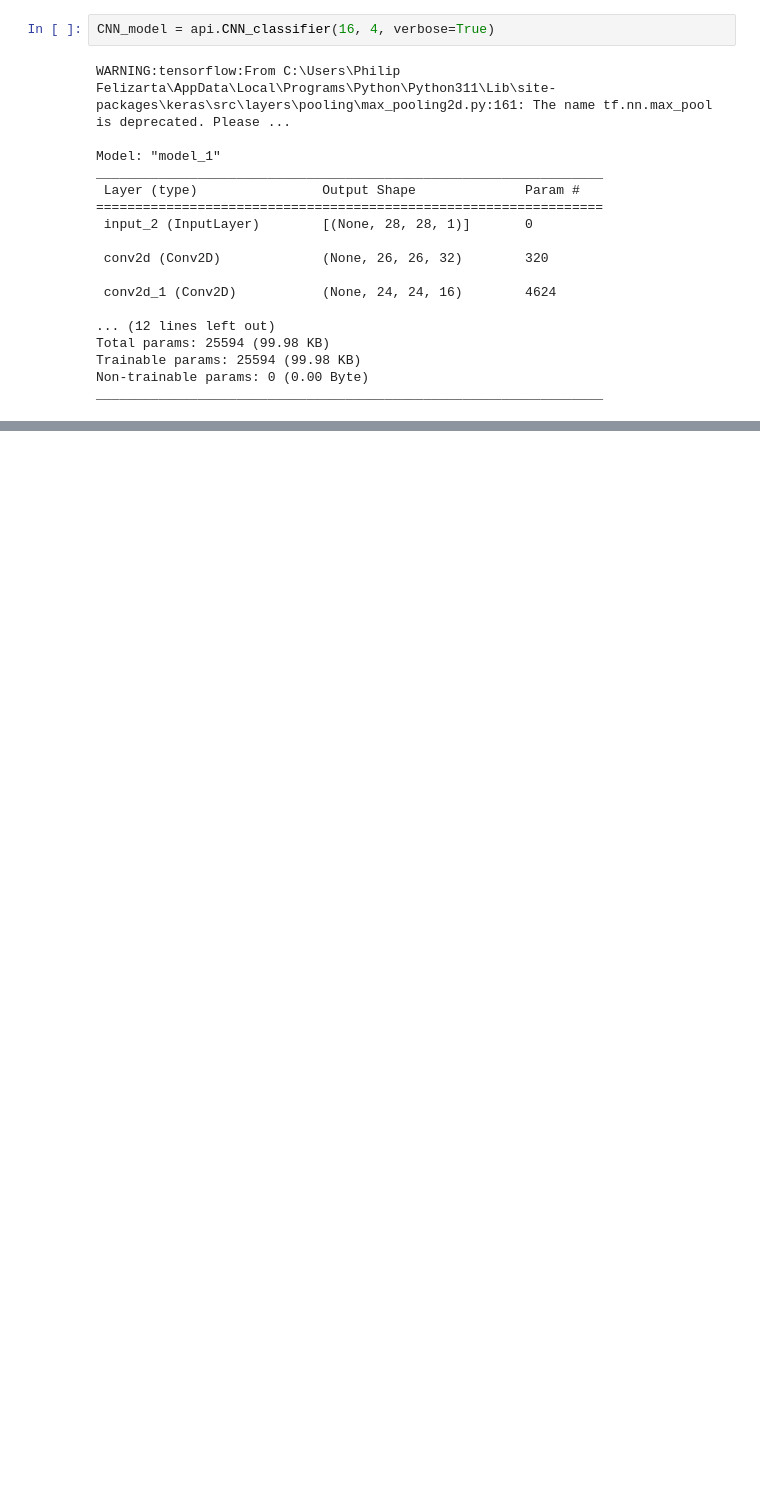
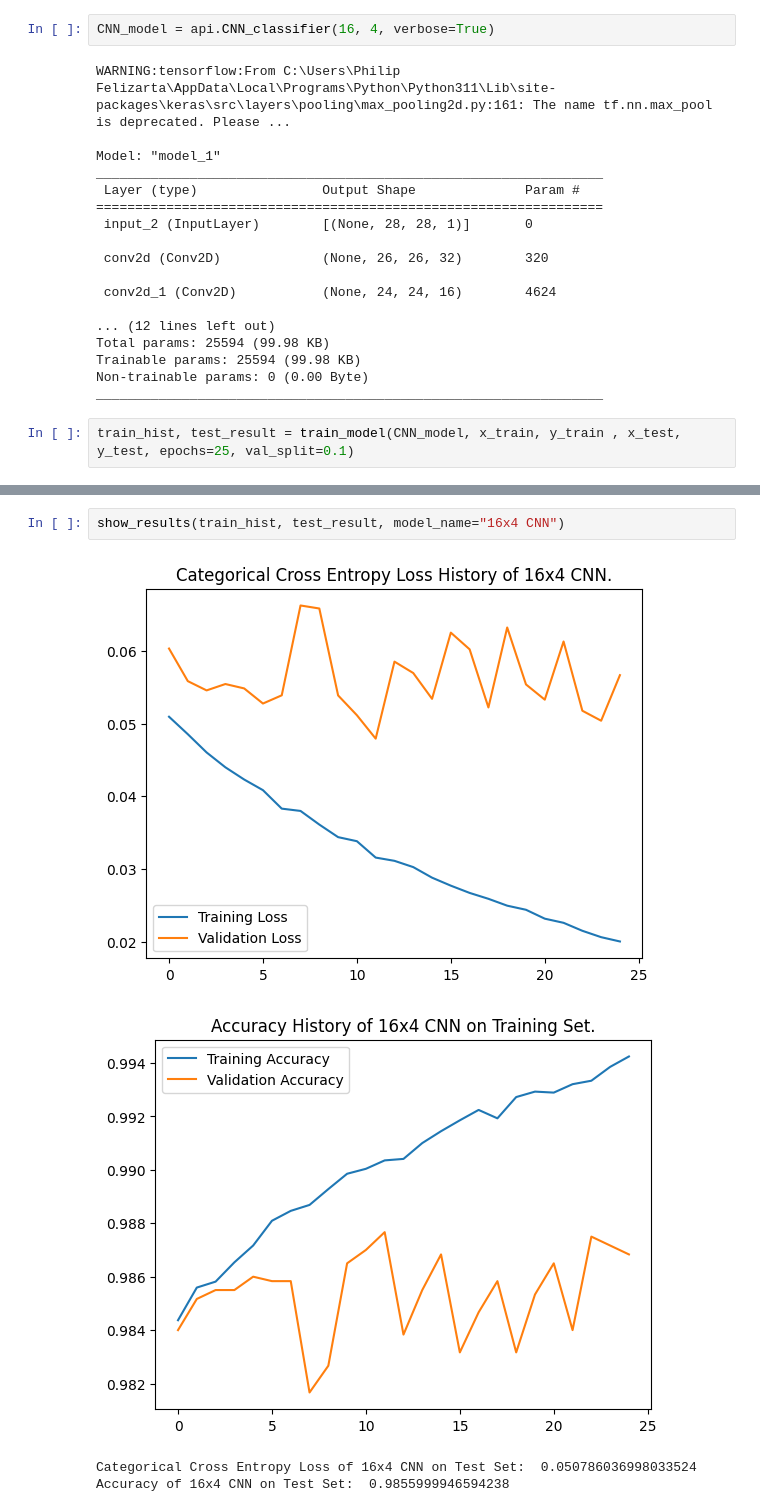
Before and after one commit to gabriel-emanuel/MSAAI-501-Final, a Jupyter notebook: NeuralNetworkTest.ipynb, the cells around one changed output, grey strips where cells are left out. Drawn from its saved outputs; the diff is of its cells as text; blank space fills up the shorter version.

```diff
--- a/NeuralNetworkTest.ipynb
+++ b/NeuralNetworkTest.ipynb
@@ -52,3 +132,5 @@ Total params: 25594 (99.98 KB)
 Trainable params: 25594 (99.98 KB)
 Non-trainable params: 0 (0.00 Byte)
 _________________________________________________________________
+# %%
+train_hist, test_result = train_model(CNN_model, x_train, y_train , x_test, y_test, epochs=25, val_split=0.1)
@@ -54,0 +155,7 @@ _________________________________________________________________
+# %%
+show_results(train_hist, test_result, model_name="16x4 CNN")
+# %% [output]
+[figure, added]
+[figure, added]
+Categorical Cross Entropy Loss of 16x4 CNN on Test Set:  0.050786036998033524
+Accuracy of 16x4 CNN on Test Set:  0.9855999946594238
```
Also changed, not shown: parts of 7 cells of this notebook, 1 other file.
